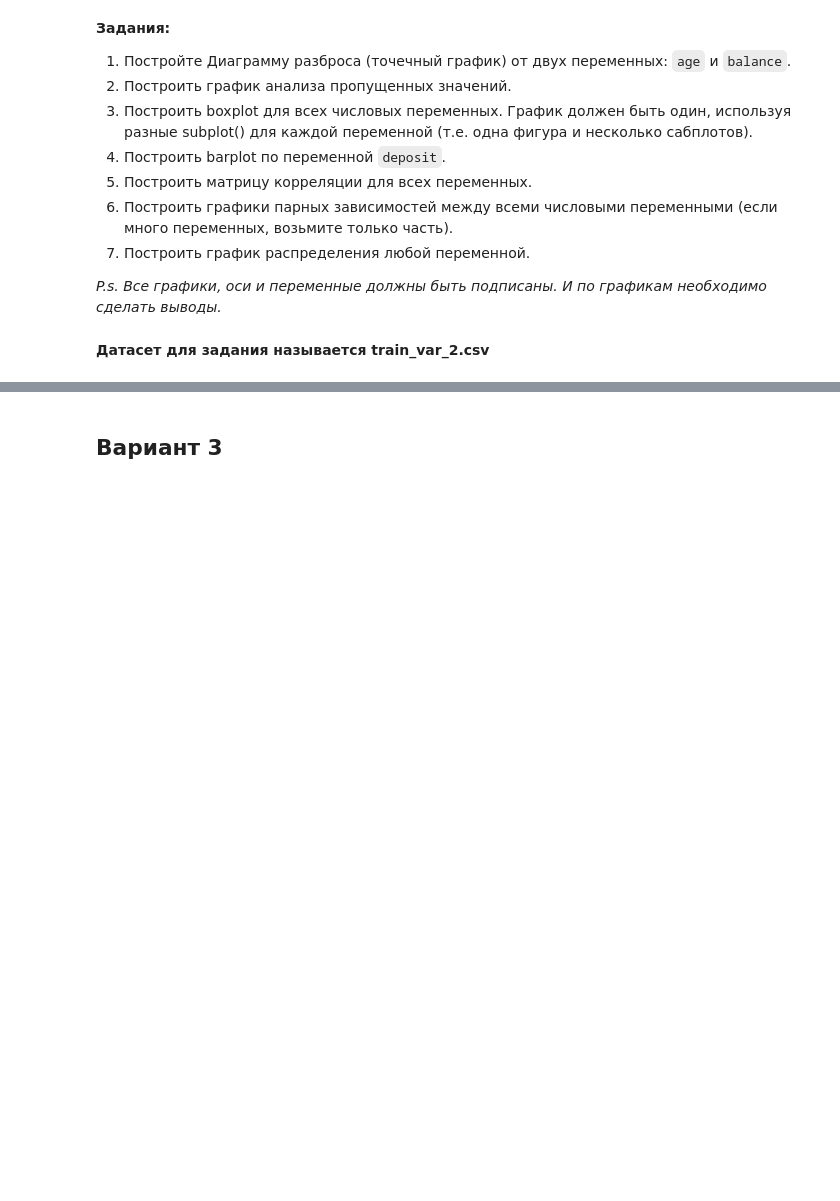
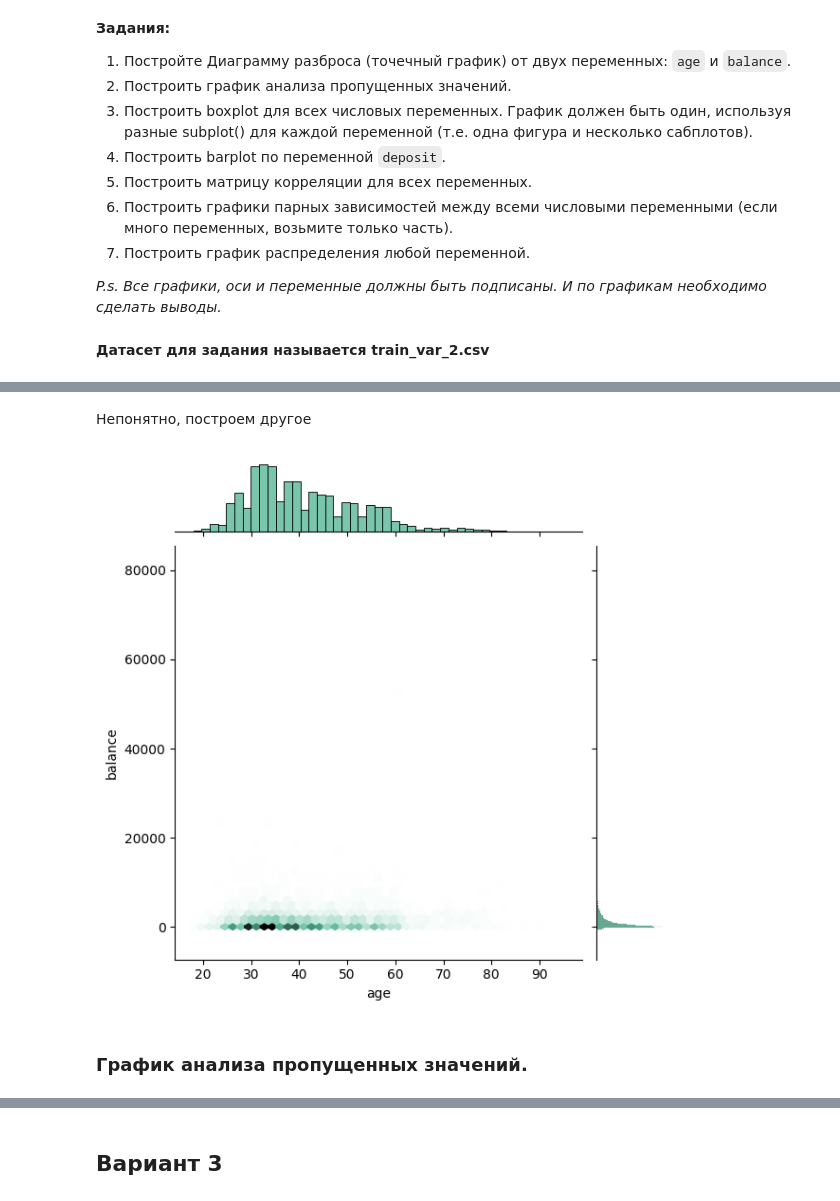
Before and after one commit to AndreDon0/ADA, a Jupyter notebook: Homework_7/ЦК_ДЗ_Визуализация_+_EDA.ipynb, the cells around one changed output, grey strips where cells are left out. Cells and saved outputs as stored; diff of their text form; code cells hidden in the pictures; blank space fills up the shorter version.

```diff
--- a/Homework_7/ЦК_ДЗ_Визуализация_+_EDA.ipynb
+++ b/Homework_7/ЦК_ДЗ_Визуализация_+_EDA.ipynb
@@ -269,0 +340,8 @@ TypeError: read_csv() missing 1 required positional argument: 'filepath_or_buffe
+# %% [markdown]
+Непонятно, построем другое
+# %%
+jg = sns.jointplot(data=df, x="age", y="balance", kind="hex", color="#4CB391", )
+# %% [output]
+[figure, added]
+# %% [markdown]
+### График анализа пропущенных значений.
```
Also changed, not shown: parts of 21 cells of this notebook, 3 other files.
